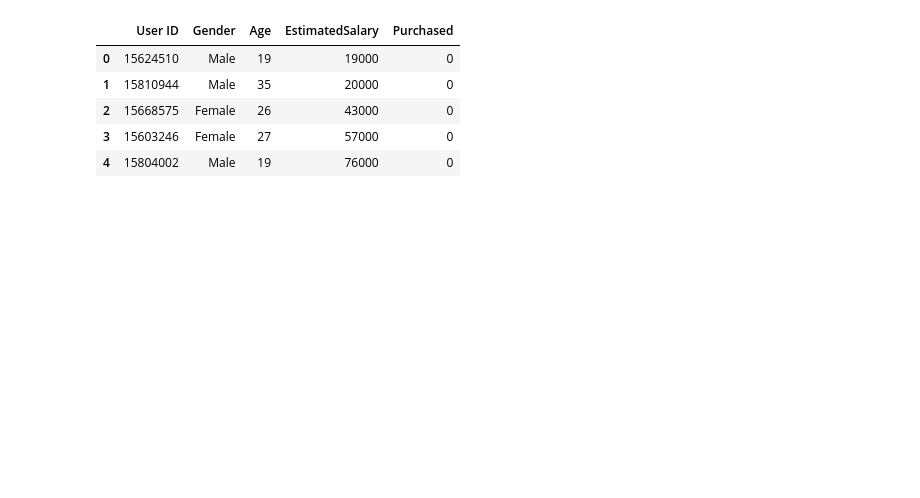
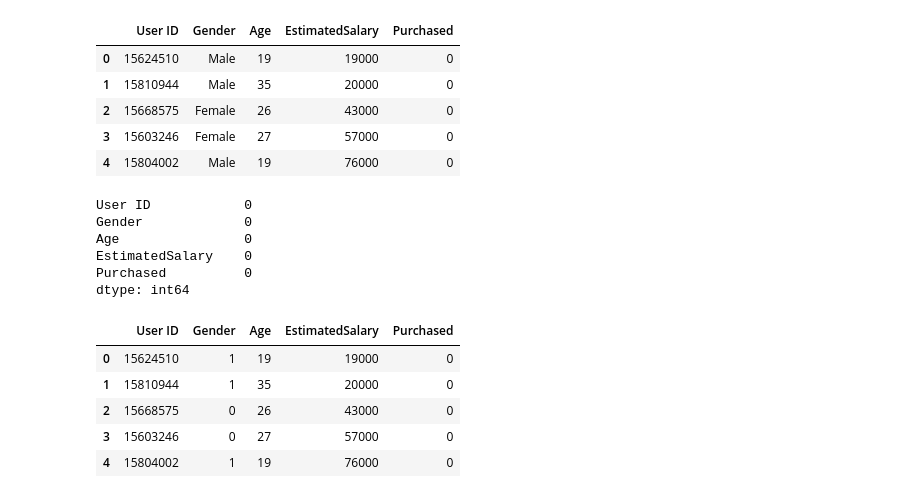
Before and after one commit to Kunals0612/TE_Lab_Assignments, a Jupyter notebook: DSBDAL/Assignment9.ipynb, the cells around one changed output. Saved outputs shown, nothing was run; the diff lists cells and outputs as text; code cells hidden in the pictures; blank space fills up the shorter version.

```diff
--- a/DSBDAL/Assignment9.ipynb
+++ b/DSBDAL/Assignment9.ipynb
@@ -24,0 +20,9 @@ df = pd.get_dummies(df, columns=['Gender'], drop_first=True)
+# %%
+df.isnull().sum()
+# %% [output]
+User ID            0
+Gender             0
+Age                0
+EstimatedSalary    0
+Purchased          0
+dtype: int64
@@ -24,0 +34,9 @@ df = pd.get_dummies(df, columns=['Gender'], drop_first=True)
+# %%
+df.head()
+# %% [output]
+|  | User ID | Gender | Age | EstimatedSalary | Purchased |
+| 0 | 15624510 | 1 | 19 | 19000 | 0 |
+| 1 | 15810944 | 1 | 35 | 20000 | 0 |
+| 2 | 15668575 | 0 | 26 | 43000 | 0 |
+| 3 | 15603246 | 0 | 27 | 57000 | 0 |
+| 4 | 15804002 | 1 | 19 | 76000 | 0 |
```
Also changed, not shown: parts of 26 cells of this notebook.
